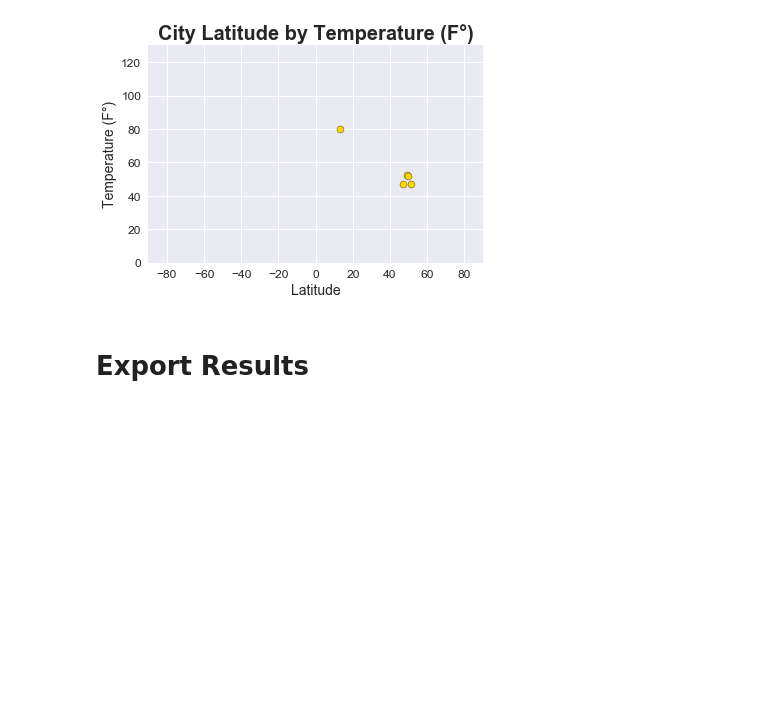
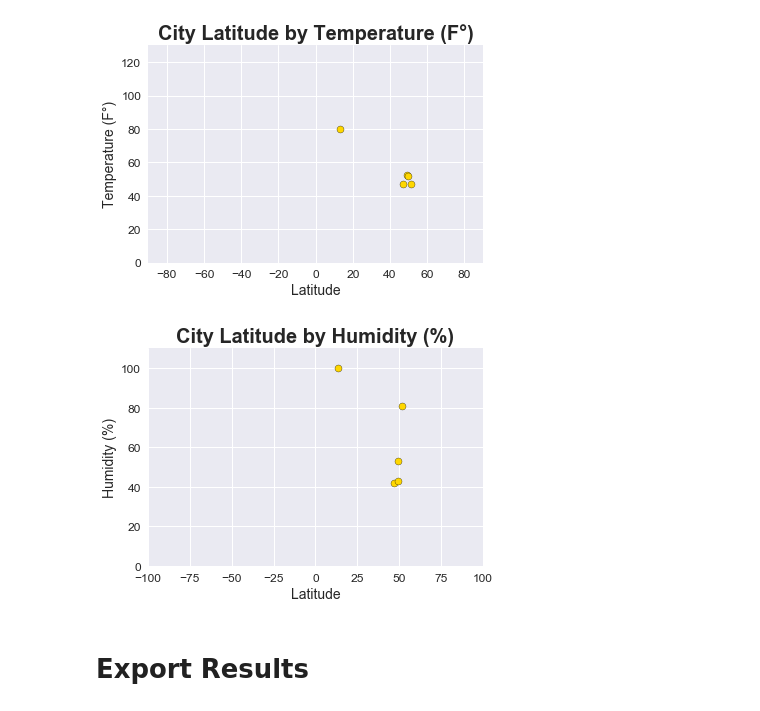
Before and after one commit to spencerrand/Unit-6-Python-APIs, a Jupyter notebook: main.ipynb, the cells around one changed output. Saved outputs shown, nothing was run; the diff lists cells and outputs as text; code cells hidden in the pictures; blank space fills up the shorter version.

```diff
--- a/main.ipynb
+++ b/main.ipynb
@@ -170,3 +193,30 @@ plt.ylim(0,130)
 plt.show()
 # %% [output]
 [figure]
+# %%
+plt.clf()
+
+# Create bubble plots
+plt.scatter(random_city_df['lat'], random_city_df['humidity'], marker="o", facecolors='gold', edgecolors="black", alpha=1)
+
+# Create a title, x label, and y label
+plt.title("City Latitude by Humidity (%)", fontsize=20, fontweight="bold")
+plt.xlabel("Latitude", fontsize=14)
+plt.ylabel("Humidity (%)", fontsize=14)
+
+#plt.colorbar()
+
+# Set size of x and y tick labels
+plt.tick_params(labelsize=12)
+
+# Set x and y limits
+plt.xlim(-100,100)
+plt.ylim(0,110)
+
+# Save the figure
+#plt.savefig("LatByTemp.png")
+
+# Display bubble chart
+plt.show()
+# %% [output]
+[figure, added]
```
Also changed, not shown: parts of 4 cells of this notebook.
